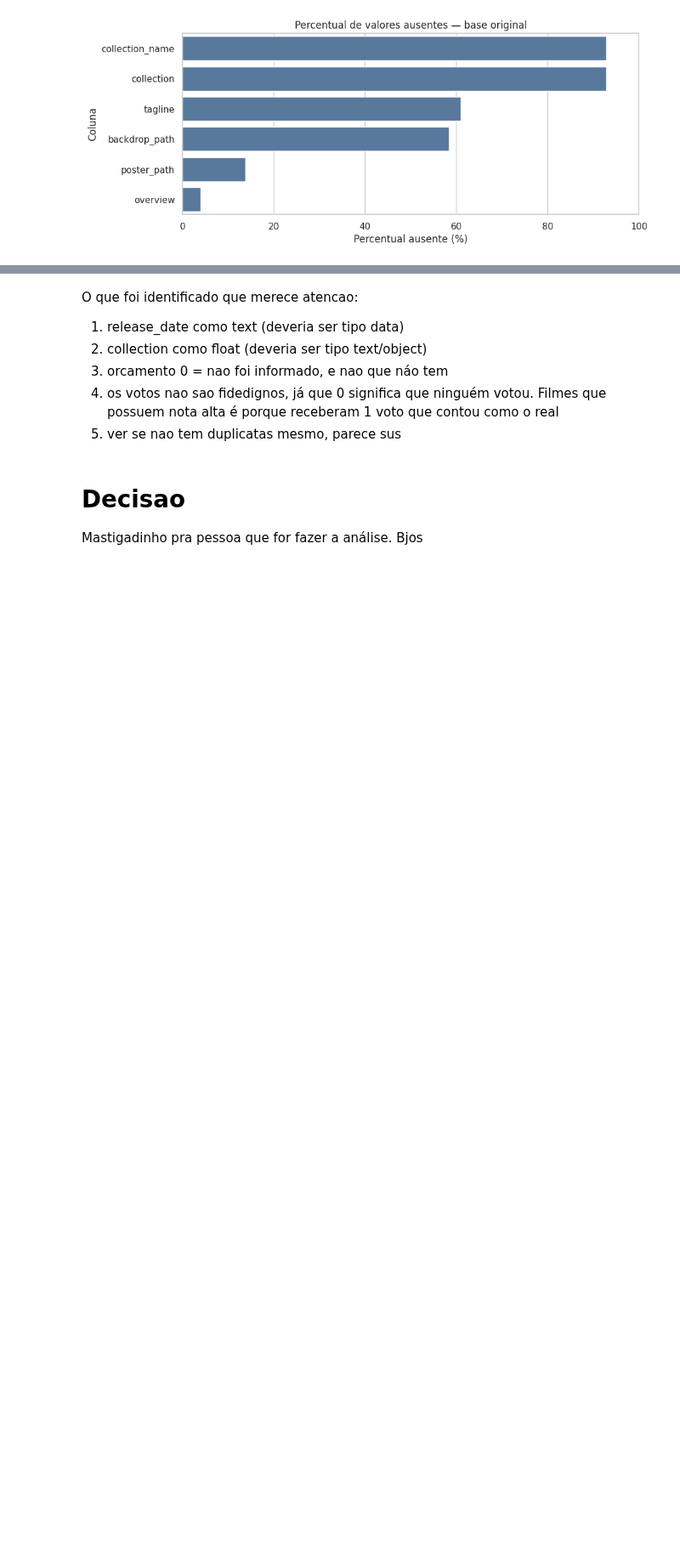
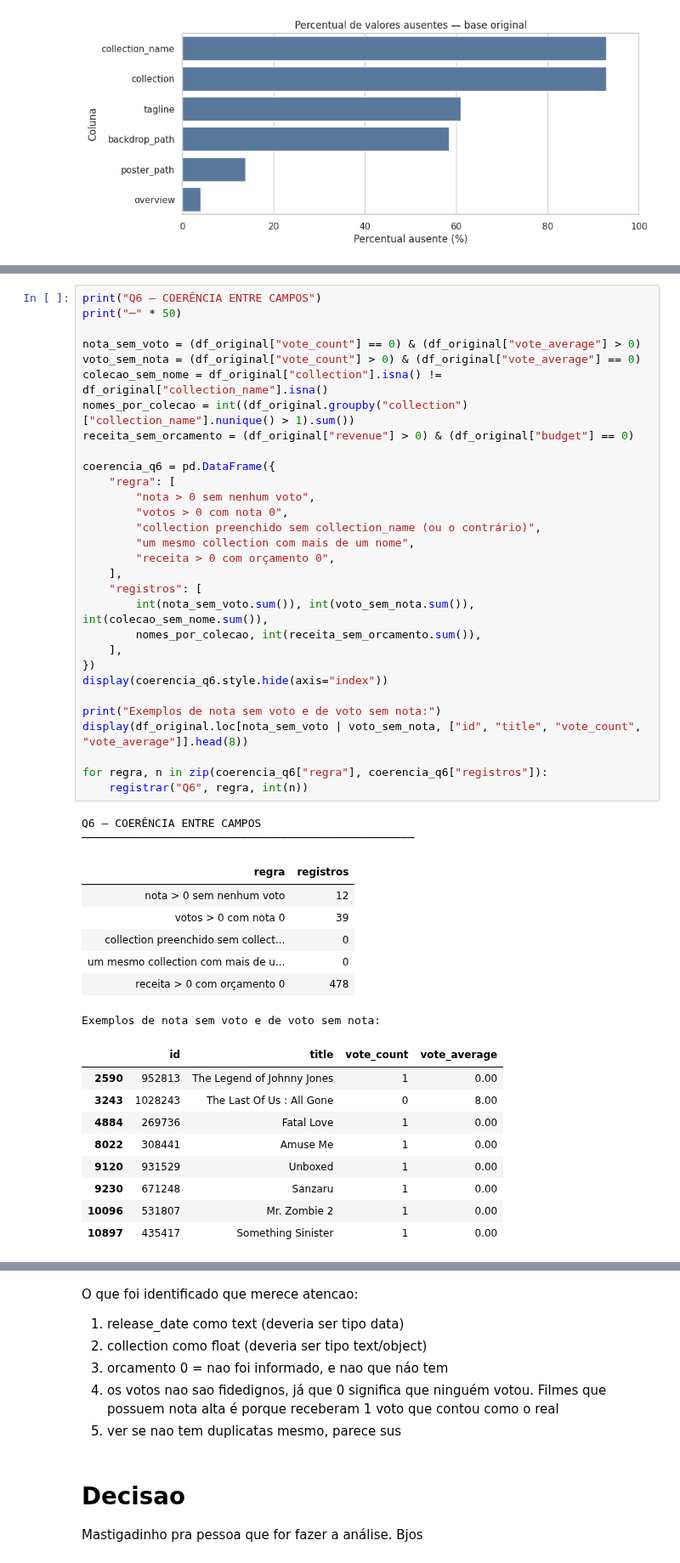
Before and after one commit to Mateuscruz19/HorrorMoviesData, a Jupyter notebook: HorrorMovieAnalysis.ipynb, the cells around one changed output, grey strips where cells are left out. Shown at 85% size. Saved outputs shown, nothing was run; the diff lists cells and outputs as text; blank space fills up the shorter version.

```diff
--- a/HorrorMovieAnalysis.ipynb
+++ b/HorrorMovieAnalysis.ipynb
@@ -231,0 +558,49 @@ Verificar e não poder confirmar um problema também é um resultado válido.
+# %%
+print("Q6 — COERÊNCIA ENTRE CAMPOS")
+print("─" * 50)
+
+nota_sem_voto = (df_original["vote_count"] == 0) & (df_original["vote_average"] > 0)
+voto_sem_nota = (df_original["vote_count"] > 0) & (df_original["vote_average"] == 0)
+colecao_sem_nome = df_original["collection"].isna() != df_original["collection_name"].isna()
+nomes_por_colecao = int((df_original.groupby("collection")["collection_name"].nunique() > 1).sum())
+receita_sem_orcamento = (df_original["revenue"] > 0) & (df_original["budget"] == 0)
+
+coerencia_q6 = pd.DataFrame({
+    "regra": [
+        "nota > 0 sem nenhum voto",
+        "votos > 0 com nota 0",
+        "collection preenchido sem collection_name (ou o contrário)",
+        "um mesmo collection com mais de um nome",
+        "receita > 0 com orçamento 0",
+    ],
+    "registros": [
+        int(nota_sem_voto.sum()), int(voto_sem_nota.sum()), int(colecao_sem_nome.sum()),
+        nomes_por_colecao, int(receita_sem_orcamento.sum()),
+    ],
+})
+display(coerencia_q6.style.hide(axis="index"))
+
+print("Exemplos de nota sem voto e de voto sem nota:")
+display(df_original.loc[nota_sem_voto | voto_sem_nota, ["id", "title", "vote_count", "vote_average"]].head(8))
+
+for regra, n in zip(coerencia_q6["regra"], coerencia_q6["registros"]):
+    registrar("Q6", regra, int(n))
+# %% [output]
+Q6 — COERÊNCIA ENTRE CAMPOS
+──────────────────────────────────────────────────
+| regra | registros |
+| nota > 0 sem nenhum voto | 12 |
+| votos > 0 com nota 0 | 39 |
+| collection preenchido sem collect... | 0 |
+| um mesmo collection com mais de u... | 0 |
+| receita > 0 com orçamento 0 | 478 |
+Exemplos de nota sem voto e de voto sem nota:
+|  | id | title | vote_count | vote_average |
+| 2590 | 952813 | The Legend of Johnny Jones | 1 | 0.00 |
+| 3243 | 1028243 | The Last Of Us : All Gone | 0 | 8.00 |
+| 4884 | 269736 | Fatal Love | 1 | 0.00 |
+| 8022 | 308441 | Amuse Me | 1 | 0.00 |
+| 9120 | 931529 | Unboxed | 1 | 0.00 |
+| 9230 | 671248 | Sanzaru | 1 | 0.00 |
+| 10096 | 531807 | Mr. Zombie 2 | 1 | 0.00 |
+| 10897 | 435417 | Something Sinister | 1 | 0.00 |
```
Also changed, not shown: parts of 31 cells of this notebook.
